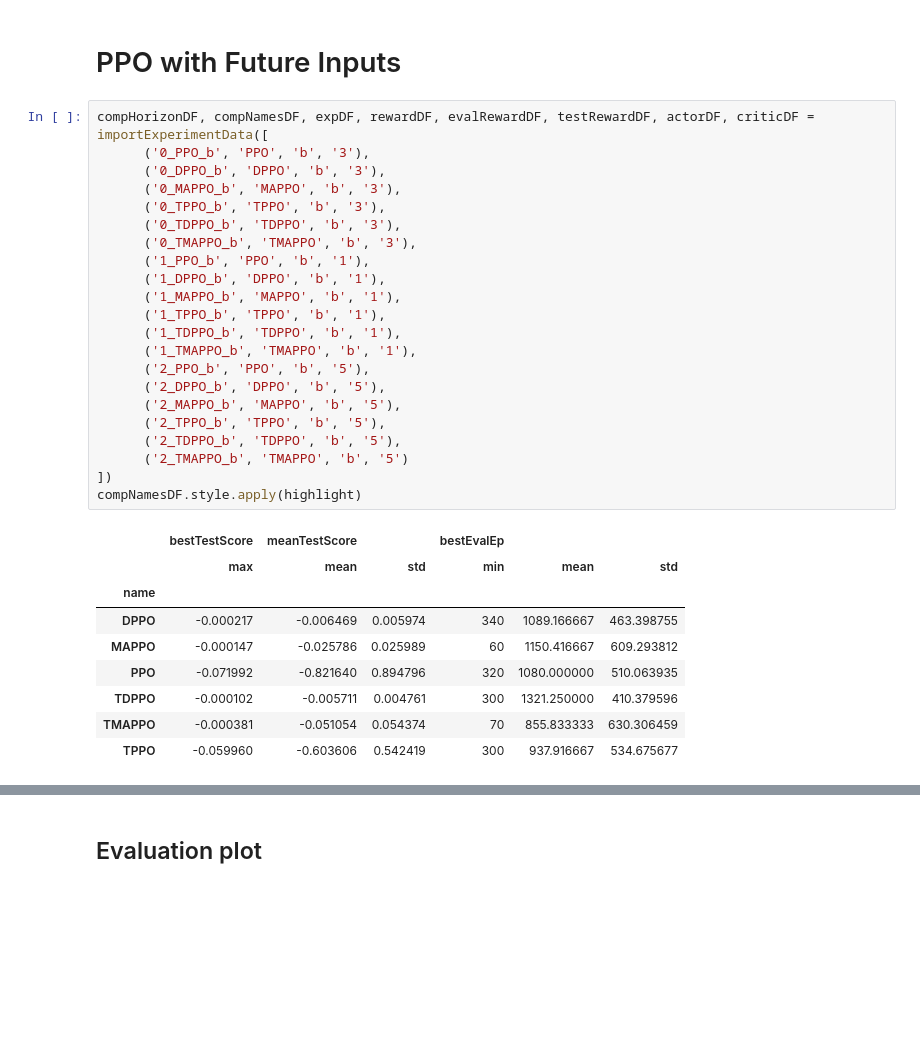
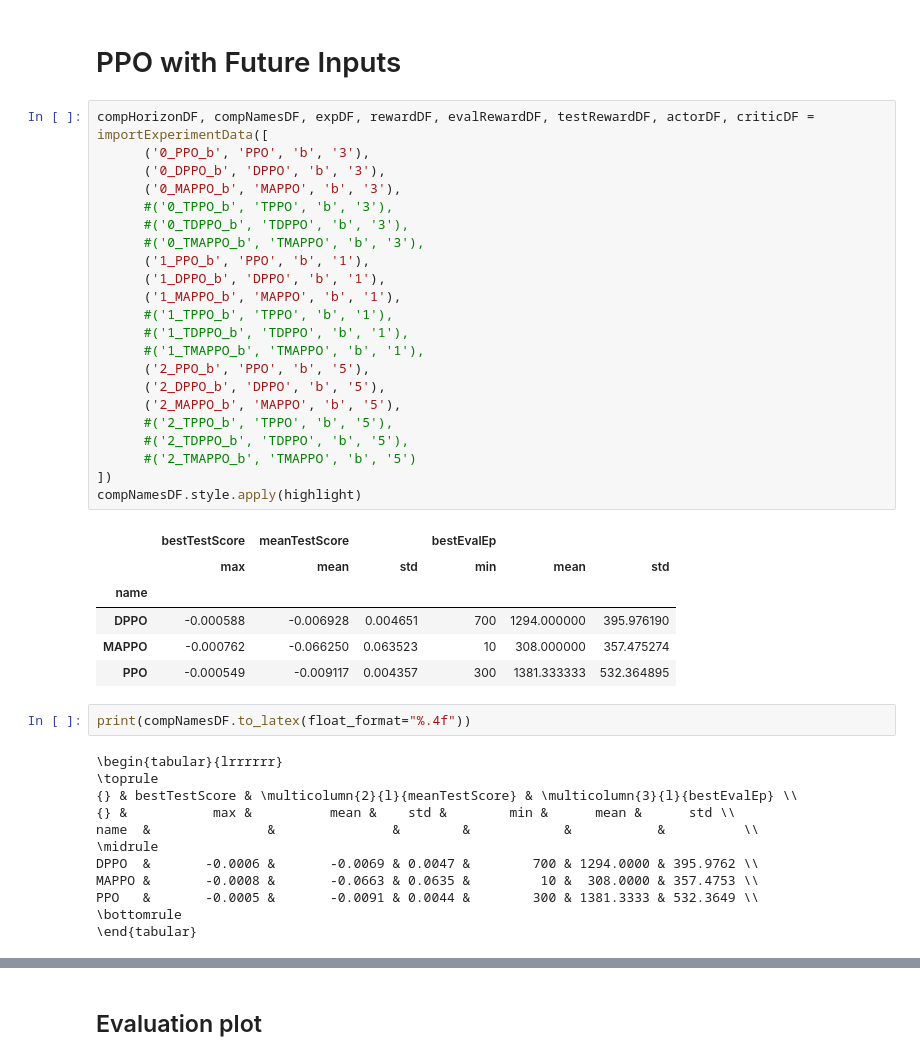
Before and after one commit to JuanPedroGHM/TestRLFrameworkPleaseIgnore, a Jupyter notebook: notebooks/clutchResults_0.ipynb, the cells around one changed output, grey strips where cells are left out. Drawn from its saved outputs; the diff is of its cells as text; blank space fills up the shorter version.

```diff
--- a/notebooks/clutchResults_0.ipynb
+++ b/notebooks/clutchResults_0.ipynb
@@ -103,33 +103,44 @@ def smoothMean(df, epsilon: float = 2.0):
 # %%
 compHorizonDF, compNamesDF, expDF, rewardDF, evalRewardDF, testRewardDF, actorDF, criticDF = importExperimentData([
       ('0_PPO_b', 'PPO', 'b', '3'),
       ('0_DPPO_b', 'DPPO', 'b', '3'),
       ('0_MAPPO_b', 'MAPPO', 'b', '3'),
-      ('0_TPPO_b', 'TPPO', 'b', '3'),
-      ('0_TDPPO_b', 'TDPPO', 'b', '3'),
-      ('0_TMAPPO_b', 'TMAPPO', 'b', '3'),
+      #('0_TPPO_b', 'TPPO', 'b', '3'),
+      #('0_TDPPO_b', 'TDPPO', 'b', '3'),
+      #('0_TMAPPO_b', 'TMAPPO', 'b', '3'),
       ('1_PPO_b', 'PPO', 'b', '1'),
       ('1_DPPO_b', 'DPPO', 'b', '1'),
       ('1_MAPPO_b', 'MAPPO', 'b', '1'),
-      ('1_TPPO_b', 'TPPO', 'b', '1'),
-      ('1_TDPPO_b', 'TDPPO', 'b', '1'),
-      ('1_TMAPPO_b', 'TMAPPO', 'b', '1'),
+      #('1_TPPO_b', 'TPPO', 'b', '1'),
+      #('1_TDPPO_b', 'TDPPO', 'b', '1'),
+      #('1_TMAPPO_b', 'TMAPPO', 'b', '1'),
       ('2_PPO_b', 'PPO', 'b', '5'),
       ('2_DPPO_b', 'DPPO', 'b', '5'),
       ('2_MAPPO_b', 'MAPPO', 'b', '5'),
-      ('2_TPPO_b', 'TPPO', 'b', '5'),
-      ('2_TDPPO_b', 'TDPPO', 'b', '5'),
-      ('2_TMAPPO_b', 'TMAPPO', 'b', '5')
+      #('2_TPPO_b', 'TPPO', 'b', '5'),
+      #('2_TDPPO_b', 'TDPPO', 'b', '5'),
+      #('2_TMAPPO_b', 'TMAPPO', 'b', '5')
 ])
 compNamesDF.style.apply(highlight)
 # %% [output]
 |  | bestTestScore | meanTestScore |  | bestEvalEp |  |  |
 |  | max | mean | std | min | mean | std |
 | name |  |  |  |  |  |  |
-| DPPO | -0.000217 | -0.006469 | 0.005974 | 340 | 1089.166667 | 463.398755 |
-| MAPPO | -0.000147 | -0.025786 | 0.025989 | 60 | 1150.416667 | 609.293812 |
-| PPO | -0.071992 | -0.821640 | 0.894796 | 320 | 1080.000000 | 510.063935 |
-| TDPPO | -0.000102 | -0.005711 | 0.004761 | 300 | 1321.250000 | 410.379596 |
-| TMAPPO | -0.000381 | -0.051054 | 0.054374 | 70 | 855.833333 | 630.306459 |
-| TPPO | -0.059960 | -0.603606 | 0.542419 | 300 | 937.916667 | 534.675677 |
+| DPPO | -0.000588 | -0.006928 | 0.004651 | 700 | 1294.000000 | 395.976190 |
+| MAPPO | -0.000762 | -0.066250 | 0.063523 | 10 | 308.000000 | 357.475274 |
+| PPO | -0.000549 | -0.009117 | 0.004357 | 300 | 1381.333333 | 532.364895 |
+# %%
+print(compNamesDF.to_latex(float_format="%.4f"))
+# %% [output]
+\begin{tabular}{lrrrrrr}
+\toprule
+{} & bestTestScore & \multicolumn{2}{l}{meanTestScore} & \multicolumn{3}{l}{bestEvalEp} \\
+{} &           max &          mean &    std &        min &      mean &      std \\
+name  &               &               &        &            &           &          \\
+\midrule
+DPPO  &       -0.0006 &       -0.0069 & 0.0047 &        700 & 1294.0000 & 395.9762 \\
+MAPPO &       -0.0008 &       -0.0663 & 0.0635 &         10 &  308.0000 & 357.4753 \\
+PPO   &       -0.0005 &       -0.0091 & 0.0044 &        300 & 1381.3333 & 532.3649 \\
+\bottomrule
+\end{tabular}
 # %%
```
Also changed, not shown: parts of 6 cells of this notebook, 2 other files.
